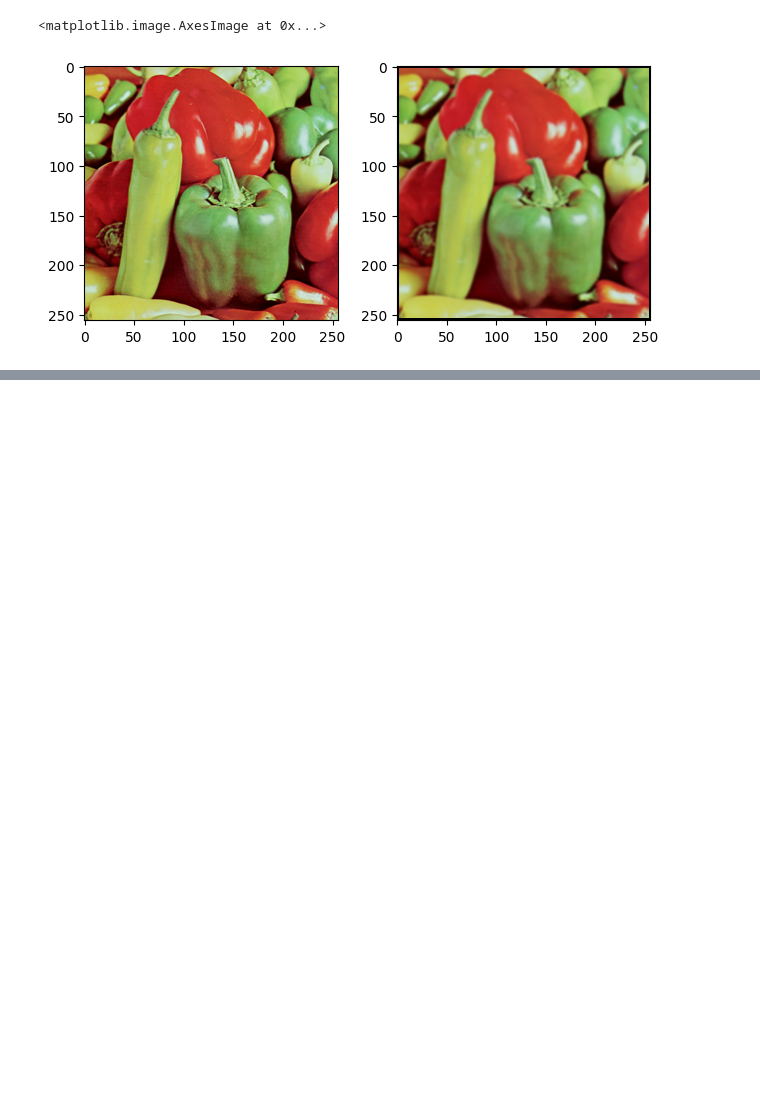
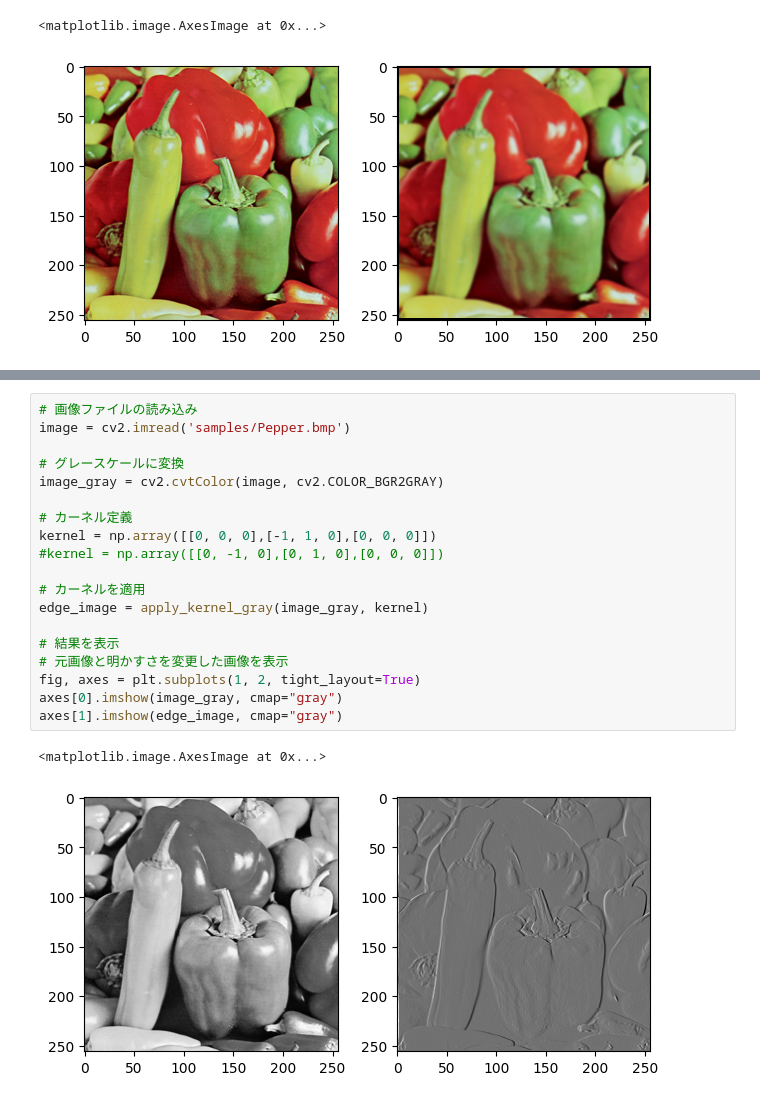
Before and after one commit to naoto-github/ComputerGraphics-NCU, a Jupyter notebook: 4/chapter4.ipynb, the cells around one changed output, grey strips where cells are left out. Saved outputs shown, nothing was run; the diff lists cells and outputs as text; blank space fills up the shorter version.

```diff
--- a/4/chapter4.ipynb
+++ b/4/chapter4.ipynb
@@ -166,0 +253,22 @@ axes[1].imshow(smoothed_image)
+# %%
+# 画像ファイルの読み込み
+image = cv2.imread('samples/Pepper.bmp')
+
+# グレースケールに変換
+image_gray = cv2.cvtColor(image, cv2.COLOR_BGR2GRAY)
+
+# カーネル定義
+kernel = np.array([[0, 0, 0],[-1, 1, 0],[0, 0, 0]])
+#kernel = np.array([[0, -1, 0],[0, 1, 0],[0, 0, 0]])
+
+# カーネルを適用
+edge_image = apply_kernel_gray(image_gray, kernel)
+
+# 結果を表示
+# 元画像と明かすさを変更した画像を表示
+fig, axes = plt.subplots(1, 2, tight_layout=True)
+axes[0].imshow(image_gray, cmap="gray")
+axes[1].imshow(edge_image, cmap="gray")
+# %% [output]
+<matplotlib.image.AxesImage at 0x...>
+[figure, added]
```
Also changed, not shown: parts of 4 cells of this notebook, 1 other file.
